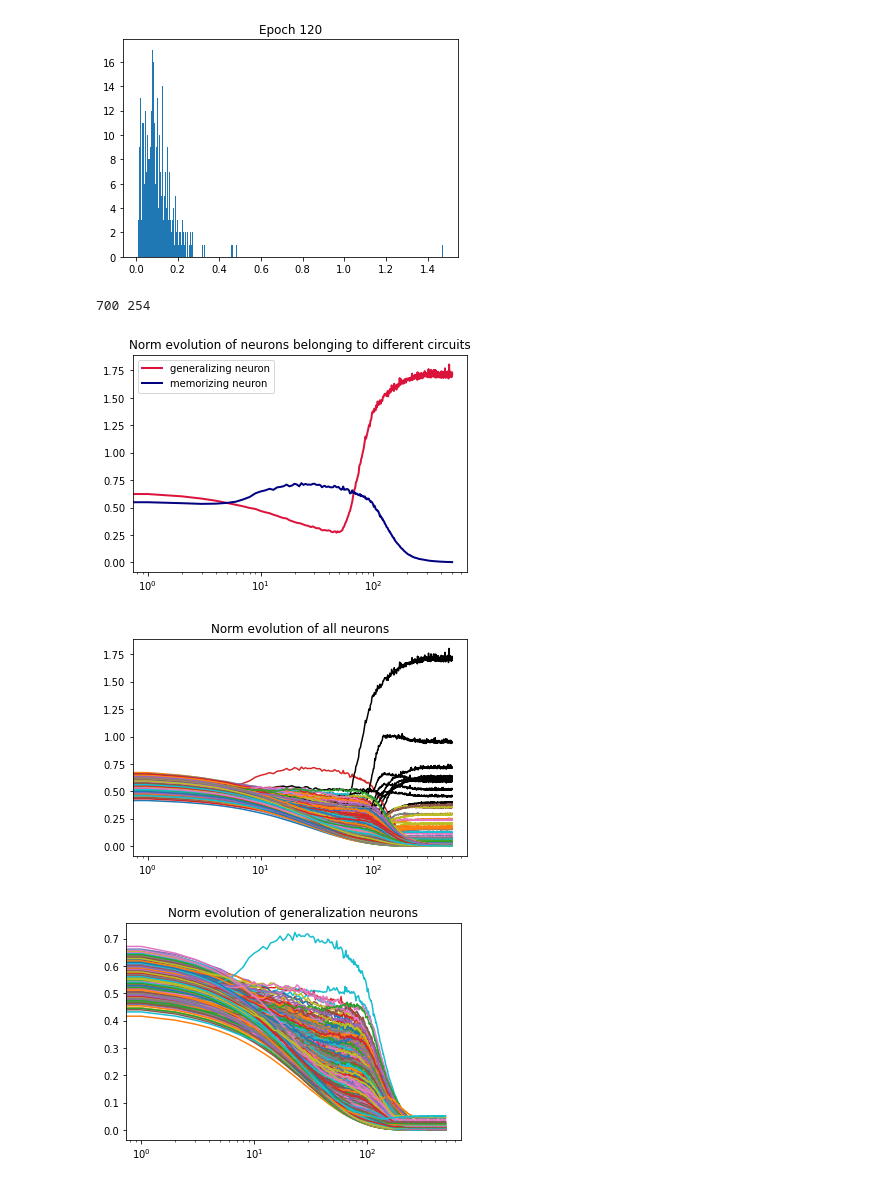
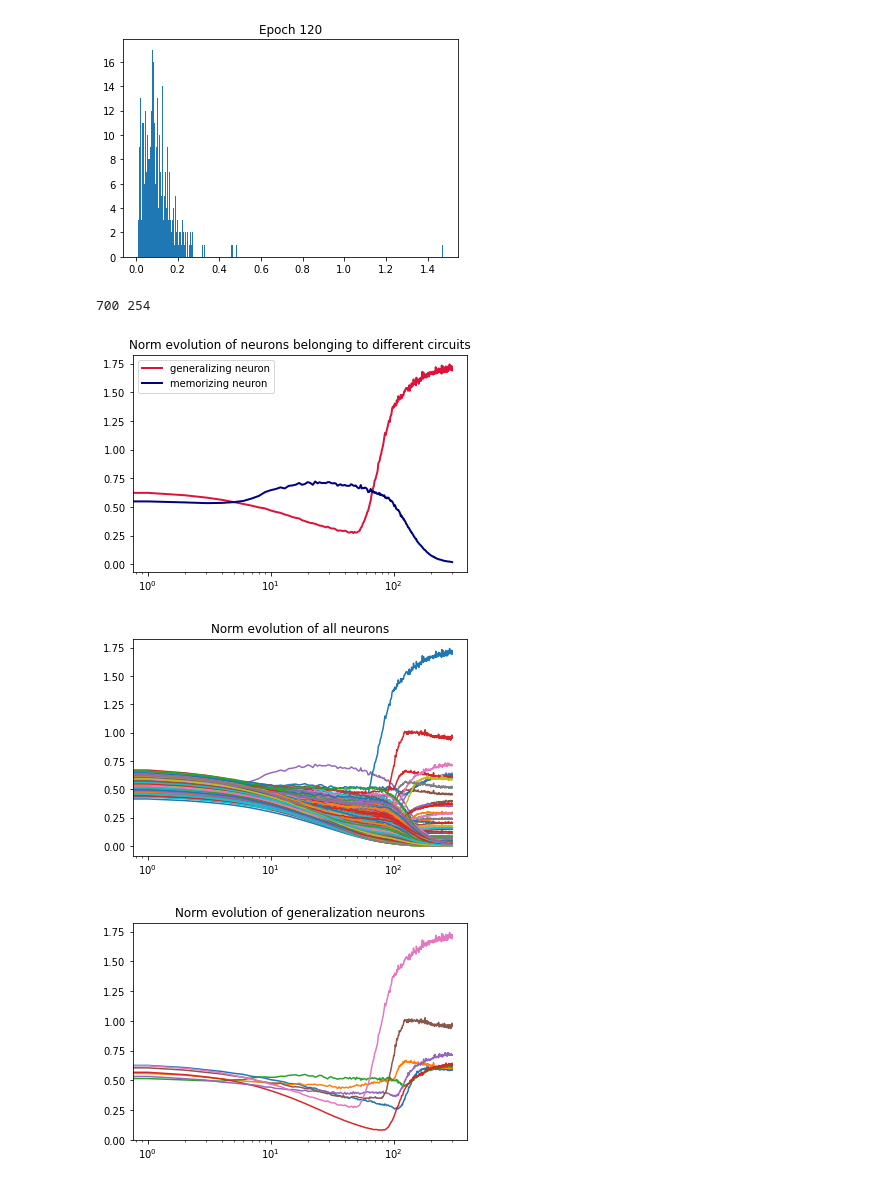
Before and after one commit to yurigalindo/grok, a Jupyter notebook: parity.ipynb, the cells around one changed output. Cells and saved outputs as stored; diff of their text form; code cells hidden in the pictures.

```diff
--- a/parity.ipynb
+++ b/parity.ipynb
@@ -43,6 +43,14 @@ class FF1(torch.nn.Module):
       x = self.linear2(x)
       return x
 
+    def masked_forward(self, x, mask):
+      x = self.linear1(x)
+      x = self.activation(x)
+      x = x * mask
+      x = self.linear2(x)
+      return x
+
+
 class MyHingeLoss(torch.nn.Module):
   def __init__(self):
     super(MyHingeLoss, self).__init__()
@@ -170,8 +194,8 @@ for k in [0, 20, 50, 80, 120]:
 [figure]
 [figure]
 # %%
-best = norms['feats'][120].argmax()
-prev_best = norms['feats'][20].argmax()
+best = norms['feats'][gen_epoch].argmax()
+prev_best = norms['feats'][mem_epoch].argmax()
 print(best, prev_best)
 
 traj, prev_traj = [], []
@@ -187,10 +211,9 @@ plt.legend()
 plt.show()
 # %% [output]
 700 254
-[figure, old version]
+[figure, new version]
 # %%
-# best = norms['feats'][120].argmax()
-# prev_best = norms['feats'][20].argmax()
+import numpy as np
 
 trajs = []
 for neuron in range(1000):
@@ -200,30 +223,26 @@ for neuron in range(1000):
 
 sorted_idx = np.array(norms['feats'][-1]).argsort()
 for neuron in range(1000):
-  if (neuron in sorted_idx[-10:]):
-    plt.plot(trajs[neuron], color='black')
-  else:
-    plt.plot(trajs[neuron])
+  plt.plot(trajs[neuron])
   plt.title('Norm evolution of all neurons')
   plt.xscale('log')
 plt.show()
 # %% [output]
-[figure, old version]
+[figure, new version]
 # %%
-import numpy as np
-top_k = 40
-circuit_gen = np.array(norms['feats'][-1]).argsort()[:-top_k]
+top_k = 7
+gen_idx = np.array(norms['feats'][-1]).argsort()[-top_k:]
 
 trajs = []
-for neuron in list(circuit_gen):
+for neuron in list(gen_idx):
   trajs.append([])
   for k in range(T):
     trajs[-1].append(norms['feats'][k][neuron])
 
-for neuron in range(len(list(circuit_gen))):
+for neuron in range(len(list(gen_idx))):
   plt.plot(trajs[neuron])
   plt.title('Norm evolution of generalization neurons')
   plt.xscale('log')
 plt.show()
 # %% [output]
-[figure, old version]
+[figure, new version]
```
Also changed, not shown: parts of 7 cells of this notebook.
